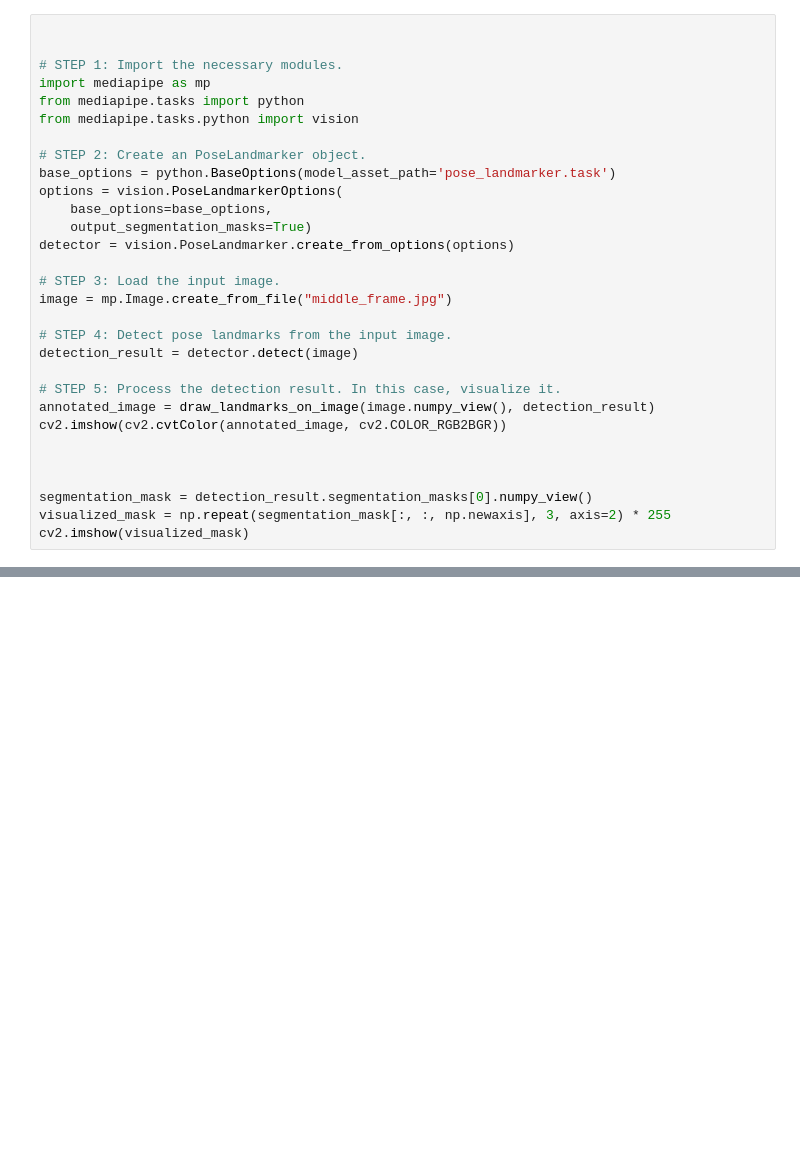
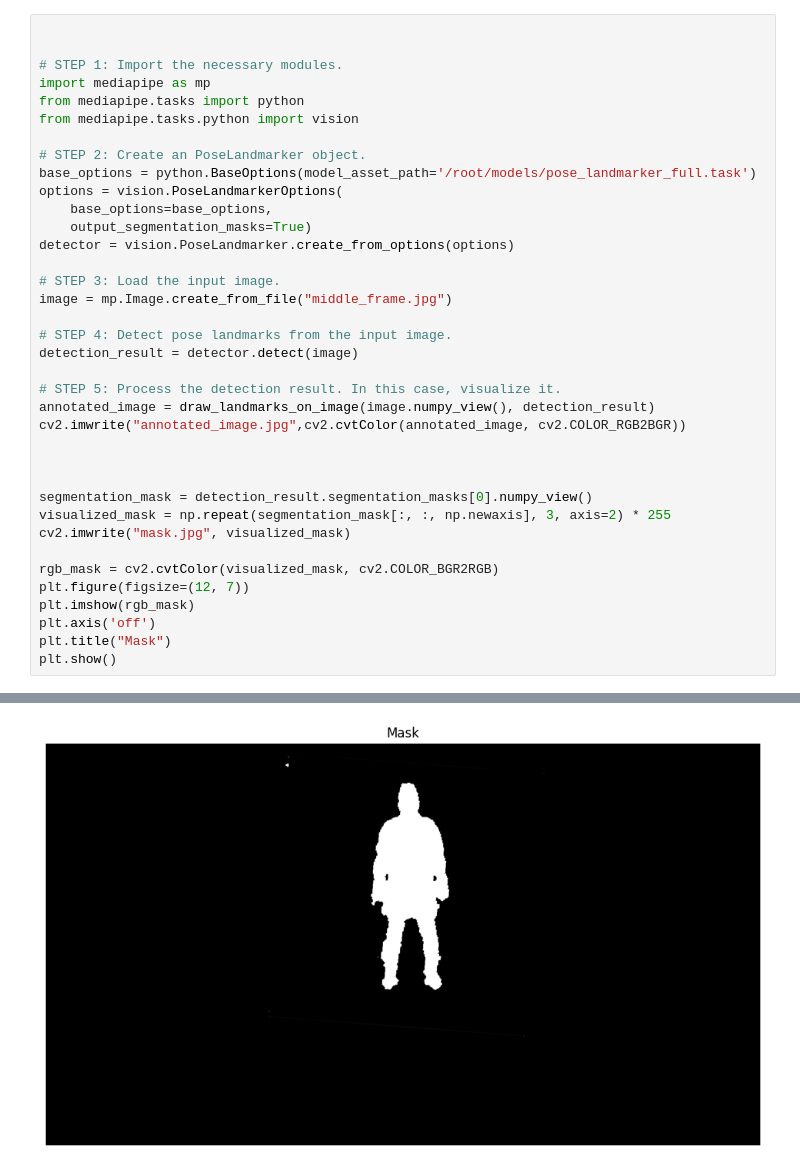
Before and after one commit to VirtualVale/03_posture_detection, a Jupyter notebook: pose-detection.ipynb, the cells around one changed output, grey strips where cells are left out. Drawn from its saved outputs; the diff is of its cells as text; blank space fills up the shorter version.

```diff
--- a/pose-detection.ipynb
+++ b/pose-detection.ipynb
@@ -58,7 +77,7 @@ from mediapipe.tasks import python
 from mediapipe.tasks.python import vision
 
 # STEP 2: Create an PoseLandmarker object.
-base_options = python.BaseOptions(model_asset_path='pose_landmarker.task')
+base_options = python.BaseOptions(model_asset_path='/root/models/pose_landmarker_full.task')
 options = vision.PoseLandmarkerOptions(
     base_options=base_options,
     output_segmentation_masks=True)
@@ -72,10 +91,18 @@ detection_result = detector.detect(image)
 
 # STEP 5: Process the detection result. In this case, visualize it.
 annotated_image = draw_landmarks_on_image(image.numpy_view(), detection_result)
-cv2.imshow(cv2.cvtColor(annotated_image, cv2.COLOR_RGB2BGR))
+cv2.imwrite("annotated_image.jpg",cv2.cvtColor(annotated_image, cv2.COLOR_RGB2BGR))
 
 
 
 segmentation_mask = detection_result.segmentation_masks[0].numpy_view()
 visualized_mask = np.repeat(segmentation_mask[:, :, np.newaxis], 3, axis=2) * 255
-cv2.imshow(visualized_mask)
+cv2.imwrite("mask.jpg", visualized_mask)
+
+rgb_mask = cv2.cvtColor(visualized_mask, cv2.COLOR_BGR2RGB)
+plt.figure(figsize=(12, 7))
+plt.imshow(rgb_mask)
+plt.axis('off')
+plt.title("Mask")
+plt.show()
+# %% [output]
@@ -81,0 +114 @@ cv2.imshow(visualized_mask)
+[figure, added]
```
Also changed, not shown: parts of 7 cells of this notebook, 9 other files.
